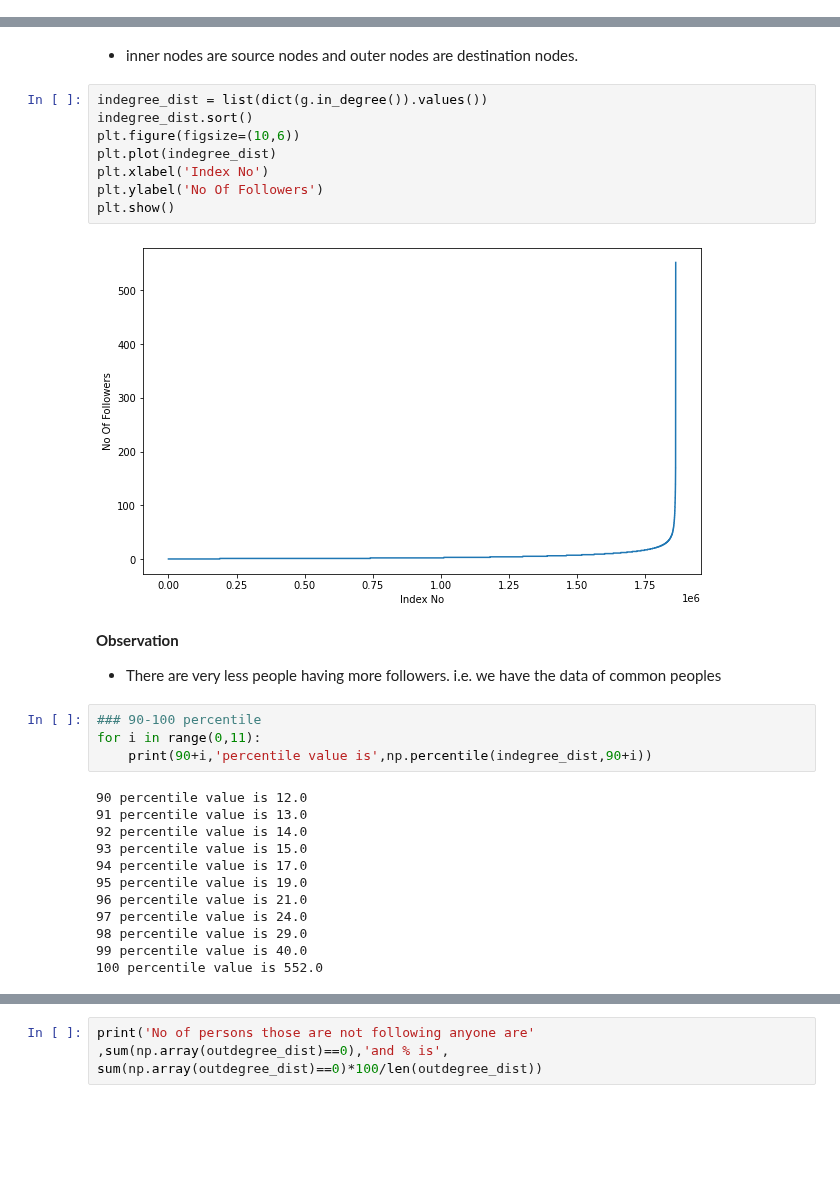
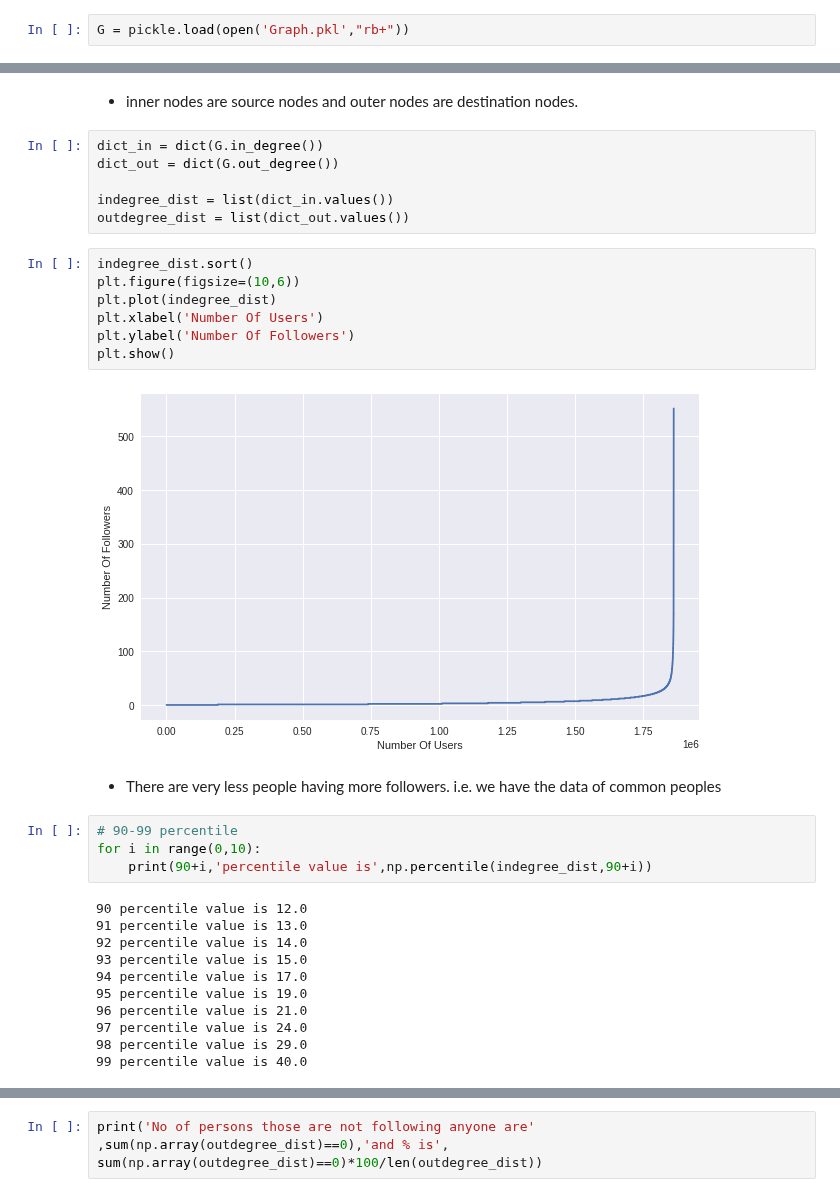
Before and after one commit to JayantGoel001/GraphsAndSocialNetworkAnalytics, a Jupyter notebook: Project/Link_Prediction_on_Facebook_Recruiting_Dataset.ipynb, the cells around one changed output, grey strips where cells are left out. Drawn from its saved outputs; the diff is of its cells as text; blank space fills up the shorter version.

```diff
--- a/Project/Link_Prediction_on_Facebook_Recruiting_Dataset.ipynb
+++ b/Project/Link_Prediction_on_Facebook_Recruiting_Dataset.ipynb
@@ -134,2 +80,4 @@ g=nx.read_edgelist('data/train_woheader.csv',delimiter=',',create_using=nx.DiGra
+# %%
+G = pickle.load(open('Graph.pkl',"rb+"))
 # %% [markdown]
 ### Basic Information of graph.
@@ -159,22 +104,25 @@ DiGraph with 66 nodes and 50 edges
 # %% [markdown]
 * inner nodes are source nodes and outer nodes are destination nodes.
+# %%
+dict_in = dict(G.in_degree())
+dict_out = dict(G.out_degree())
+
+indegree_dist = list(dict_in.values())
+outdegree_dist = list(dict_out.values())
 # %%
-indegree_dist = list(dict(g.in_degree()).values())
 indegree_dist.sort()
 plt.figure(figsize=(10,6))
 plt.plot(indegree_dist)
-plt.xlabel('Index No')
-plt.ylabel('No Of Followers')
+plt.xlabel('Number Of Users')
+plt.ylabel('Number Of Followers')
 plt.show()
 # %% [output]
-[figure, old version]
+[figure, new version]
 # %% [markdown]
-**Observation**
-
 * There are very less people having more followers. i.e. we have the data of common peoples
 # %%
-### 90-100 percentile
-for i in range(0,11):
+# 90-99 percentile
+for i in range(0,10):
     print(90+i,'percentile value is',np.percentile(indegree_dist,90+i))
 # %% [output]
 90 percentile value is 12.0
@@ -187,5 +135,4 @@ for i in range(0,11):
 97 percentile value is 24.0
 98 percentile value is 29.0
 99 percentile value is 40.0
-100 percentile value is 552.0
 # %%
```
Also changed, not shown: parts of 56 cells of this notebook.
